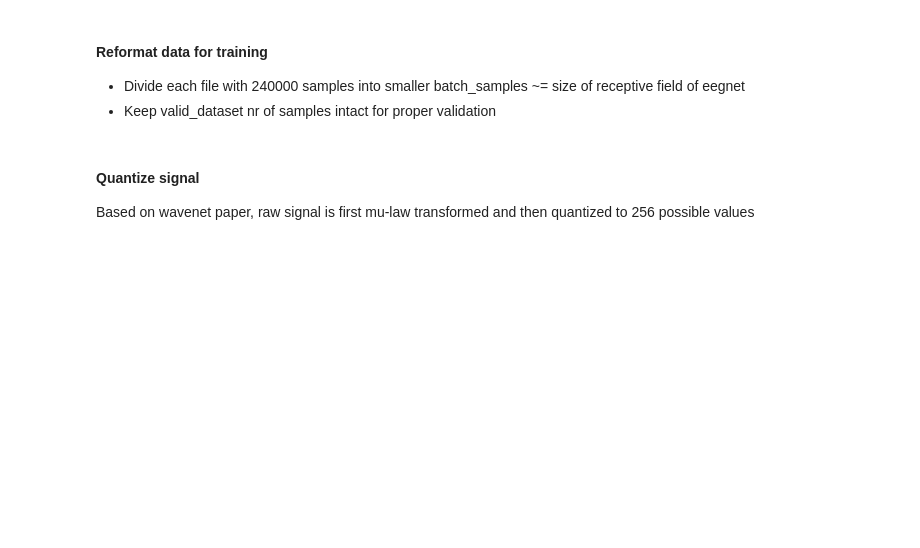
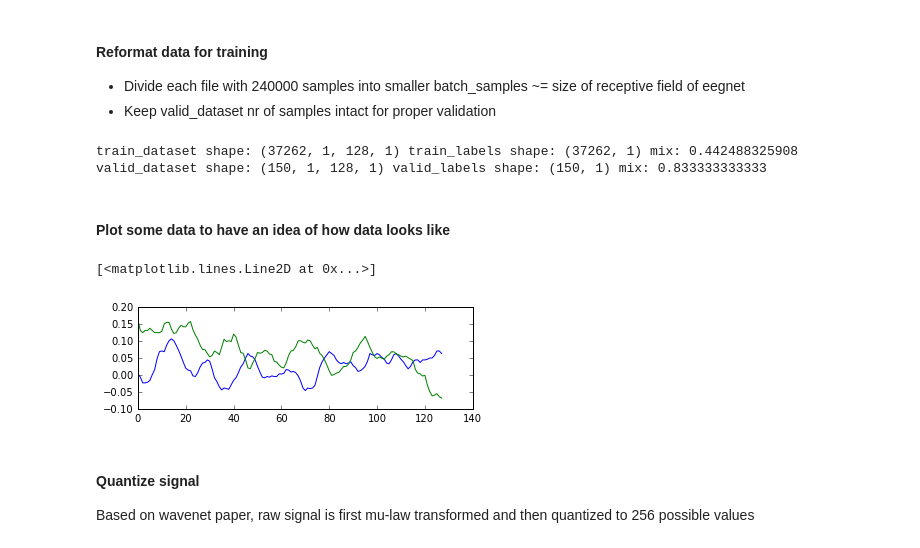
Before and after one commit to KnightofDawn/eegnet, a Jupyter notebook: ipynb/eegnet_slim.ipynb, the cells around one changed output. Cells and saved outputs as stored; diff of their text form; code cells hidden in the pictures; blank space fills up the shorter version.

```diff
--- a/ipynb/eegnet_slim.ipynb
+++ b/ipynb/eegnet_slim.ipynb
@@ -34,7 +40,7 @@ num_labels = 1
 #60% for train and 40% for validation
 split_idx = int(dataset.shape[0]*0.8)
 #nr of splits
-nrOfSplits = 80
+nrOfSplits = 1000
 
 def format_data(data, labels, nr_splits):
     shape = data.shape
@@ -42,7 +48,7 @@ def format_data(data, labels, nr_splits):
     data = np.reshape(data, (shape[0]*shape[1], shape[2]))
     # 3D array from 2D array by splitting 2D array into the desired smaller chuncks
     data = np.asarray(np.split(data, shape[0]*nr_splits, axis=0))
-    # labels are obtaining by repeating original labels nr_splits times
+    # labels are obtained by repeating original labels nr_splits times
     labels = np.repeat((np.arange(num_labels) == labels[:,None]).astype(np.float32), nr_splits, axis=0)
     # eliminate batches that only contain drop-outs
     data_tmp = list()
@@ -82,6 +88,18 @@ print('train_dataset shape:', train_dataset.shape, 'train_labels shape:', train_
       'mix:', float(np.count_nonzero(train_labels, axis=0))/train_labels.shape[0])
 print('valid_dataset shape:', valid_dataset.shape, 'valid_labels shape:', valid_labels.shape,
       'mix:', float(np.count_nonzero(valid_labels, axis=0))/valid_labels.shape[0])
+# %% [output]
+train_dataset shape: (37262, 1, 128, 1) train_labels shape: (37262, 1) mix: 0.442488325908
+valid_dataset shape: (150, 1, 128, 1) valid_labels shape: (150, 1) mix: 0.833333333333
+# %% [markdown]
+#### Plot some data to have an idea of how data looks like
+# %%
+plt.subplot(211)
+plt.plot(train_dataset[1,0,:,0])
+plt.plot(train_dataset[2,0,:,0])
+# %% [output]
+[<matplotlib.lines.Line2D at 0x...>]
+[figure, added]
 # %% [markdown]
 #### Quantize signal
 
```
Also changed, not shown: parts of 8 cells of this notebook, 1 other file.
